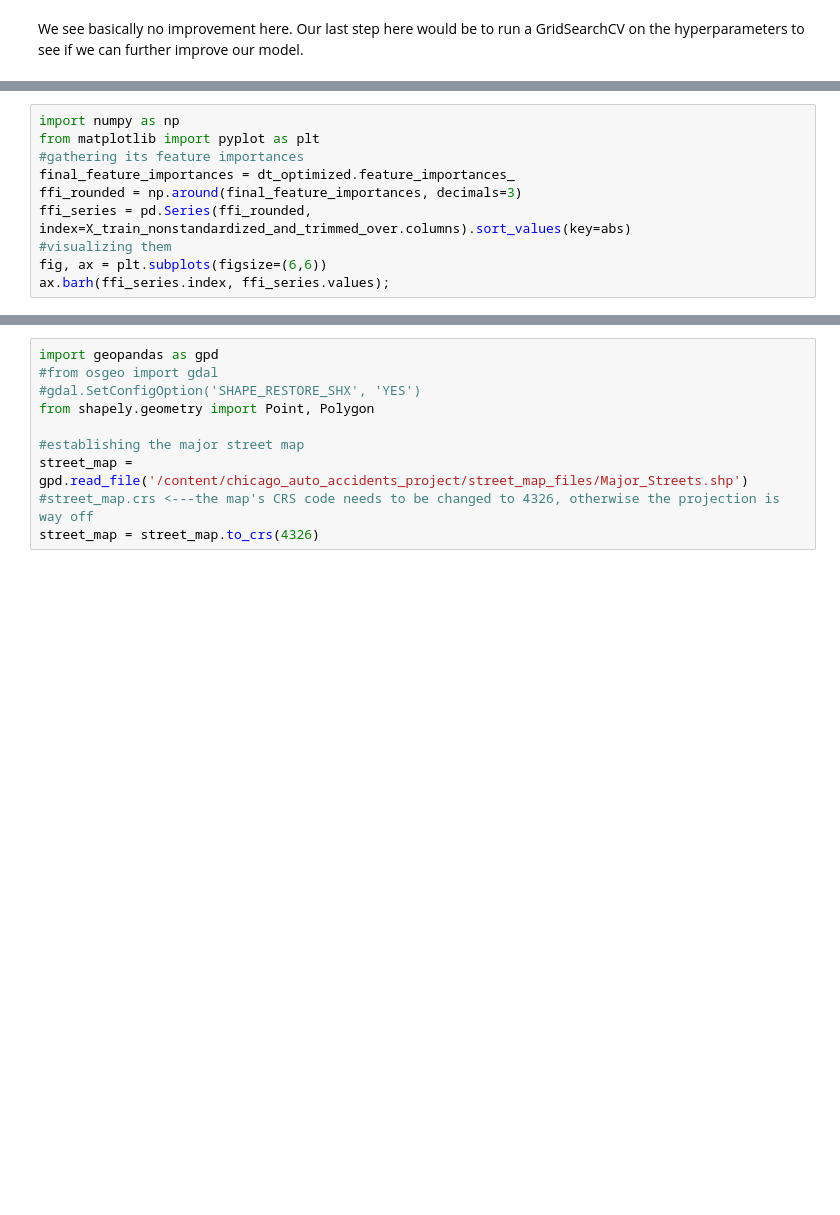
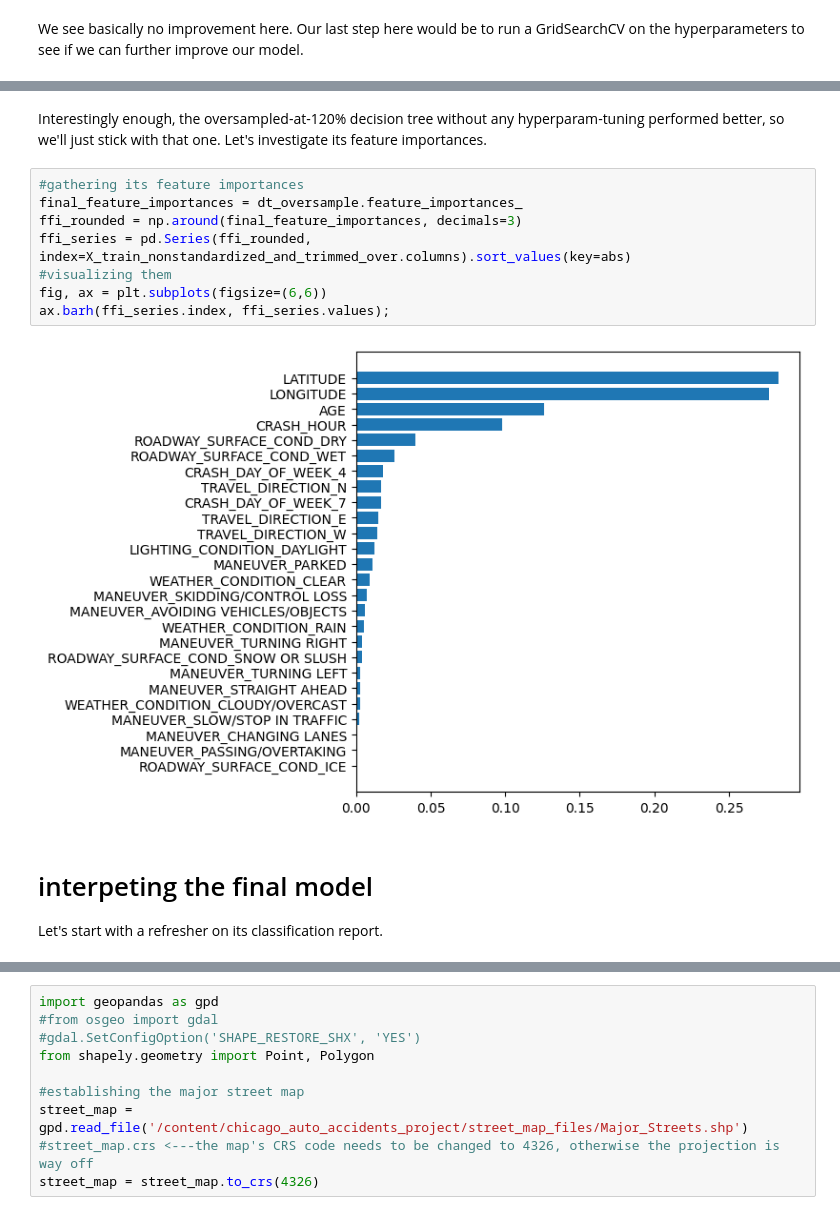
Before and after one commit to joeldmott/chicago_auto_accidents_project, a Jupyter notebook: project_notebook.ipynb, the cells around one changed output, grey strips where cells are left out. Saved outputs shown, nothing was run; the diff lists cells and outputs as text; blank space fills up the shorter version.

```diff
--- a/project_notebook.ipynb
+++ b/project_notebook.ipynb
@@ -1554,10 +1578,16 @@ print(classification_report(y_test, y_pred_test_optimized, target_names = target
+# %% [markdown]
+Interestingly enough, the oversampled-at-120% decision tree without any hyperparam-tuning performed better, so we'll just stick with that one. Let's investigate its feature importances.
 # %%
-import numpy as np
-from matplotlib import pyplot as plt
 #gathering its feature importances
-final_feature_importances = dt_optimized.feature_importances_
+final_feature_importances = dt_oversample.feature_importances_
 ffi_rounded = np.around(final_feature_importances, decimals=3)
 ffi_series = pd.Series(ffi_rounded, index=X_train_nonstandardized_and_trimmed_over.columns).sort_values(key=abs)
 #visualizing them
 fig, ax = plt.subplots(figsize=(6,6))
 ax.barh(ffi_series.index, ffi_series.values);
+# %% [output]
+[figure, added]
+# %% [markdown]
+# interpeting the final model
+
+Let's start with a refresher on its classification report.
```
Also changed, not shown: parts of 16 cells of this notebook.
